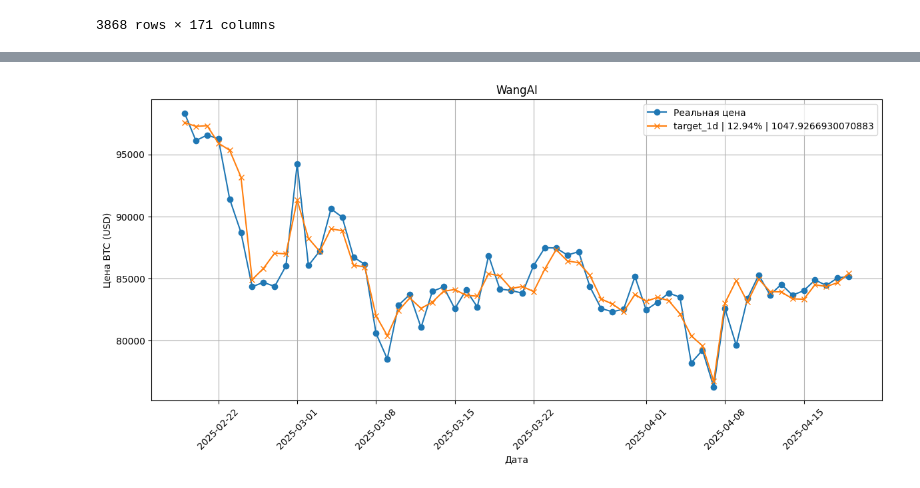
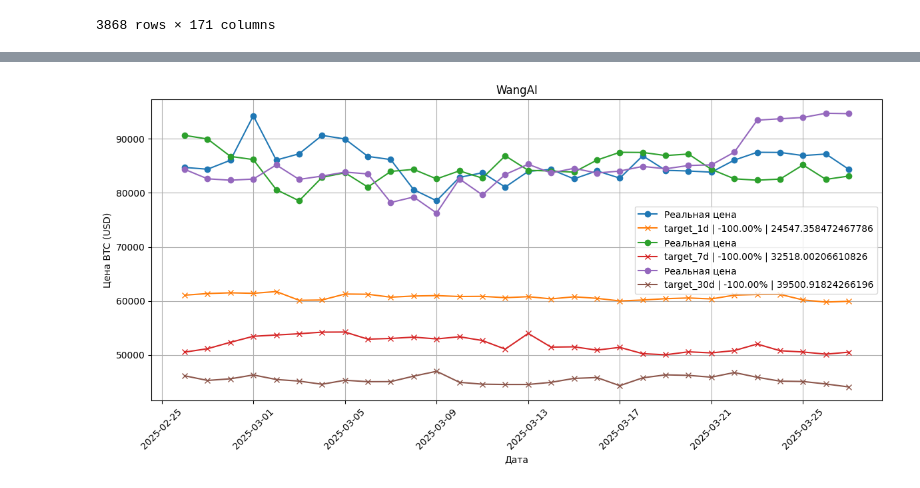
Before and after one commit to sumrak10/WangAI, a Jupyter notebook: notebooks/test.ipynb, the cells around one changed output, grey strips where cells are left out. Cells and saved outputs as stored; diff of their text form; code cells hidden in the pictures.

```diff
--- a/notebooks/test.ipynb
+++ b/notebooks/test.ipynb
@@ -174,19 +174,19 @@ mape_scores = {}
 X = features.copy()
 y = targets.copy()
 
-X_train, X_test, y_train, y_test = train_test_split(X, y, test_size=0.2, shuffle=True)
+X_train, X_test, y_train, y_test = train_test_split(X, y, test_size=0.1, shuffle=False)
 
 # 2. Для каждой цели обучаем свою модель
 for target_name in y.columns:
     model = LGBMRegressor(
-        n_estimators=500,
-        max_depth=8,
-        min_child_samples=30,
-        learning_rate=0.05,
-        colsample_bytree=0.7,
-        subsample=0.7,
-        reg_alpha=0.1,
-        reg_lambda=0.1,
+        n_estimators=100,
+        max_depth=3,
+        # min_child_samples=10,
+        # learning_rate=0.05,
+        # colsample_bytree=0.5,
+        # subsample=0.5,
+        # reg_alpha=0.1,
+        # reg_lambda=0.1,
     )
     model.fit(X_train, y_train[target_name])
 
@@ -206,7 +206,7 @@ for target_name in y.columns:
 
     plt.plot(x_dates, y_test[target_name].values, label="Реальная цена", marker='o')
     plt.plot(x_dates, y_pred, label="Предсказанная цена", marker='x')
-    plt.title(f"{target_name} | MSE: {mse:.2f} | MAPE: {mape:.2f}%")
+    plt.title(f"{target_name} | MSE: {mse:.2f} | MAE: {mae:.2f} | MAPE: {mape:.2f}%")
     plt.xlabel("Дата")
     plt.ylabel("Цена BTC (USD)")
     plt.legend()
@@ -218,10 +218,4 @@ for target_name in y.columns:
     plt.tight_layout()
 
     plt.show()
-    break
-
-# 4. Печать всех ошибок
-print("Ошибки моделей:")
-for target in mse_scores.keys():
-    print(f"{target}: MSE = {mse_scores[target]:.2f} | MAPE = {mape_scores[target]:.2f}%")
 # %% [output]
@@ -255,7 +283,7 @@ def predict_price(model_name: str, latest_features) -> float:
     return models[model_name].predict(latest_features)[0]
 
 def predict(model_: str):
-    days_to_predict = 60
+    days_to_predict = 30
     real_prices = []
     real_prices_today = []
     predicted_prices = []
@@ -263,13 +291,13 @@ def predict(model_: str):
     dates = []
 
     for i in range(-days_to_predict, 0):
-        real_price = float(full_targets.iloc[i][model_])
-        predicted_price = predict_price(model_, full_features.iloc[[i]])
+        real_price = float(targets.iloc[i][model_])
+        predicted_price = predict_price(model_, features.iloc[[i]])
         real_prices.append(real_price)
-        real_prices_today.append(float(full_targets.iloc[i-1][model_]))
+        real_prices_today.append(float(targets.iloc[i-1][model_]))
         predicted_prices.append(predicted_price)
         prediction_errors.append(real_price - predicted_price)
-        dates.append(df.iloc[full_targets.index[i]]['date'])
+        dates.append(df.iloc[targets.index[i]]['date'])
 
     # --- Средняя ошибка ---
     mean_abs_error = np.mean(np.abs(prediction_errors))
@@ -280,32 +308,33 @@ def predict(model_: str):
     profits = []
     for real, pred, real_d in zip(real_prices, predicted_prices, real_prices_today):
         position = 1 if pred > real_d else -1
         price_change = real - pred
         daily_return = (price_change / pred) * position
         budget *= (1 + daily_return)
         profits.append(daily_return)
     total_return_percent = ((budget - initial_budget) / initial_budget) * 100
 
     # --- Строим график ---
     plt.plot(dates, real_prices, label="Реальная цена", marker='o')
     plt.plot(dates, predicted_prices, label=f"{model_} | {total_return_percent:.2f}% | {mean_abs_error}", marker='x')
 
 plt.figure(figsize=(12, 6))
 predict('target_1d')
-# predict('target_7d')
+predict('target_7d')
+predict('target_30d')
 
 
 plt.title(f"WangAI")
 plt.xlabel("Дата")
 plt.ylabel("Цена BTC (USD)")
 plt.legend()
 plt.grid(True)
 
 # Оформление дат
 plt.gca().xaxis.set_major_formatter(mdates.DateFormatter('%Y-%m-%d'))
 plt.gca().xaxis.set_major_locator(mdates.AutoDateLocator())
 plt.xticks(rotation=45)
 plt.tight_layout()
 plt.show()
 # %% [output]
-[figure, old version]
+[figure, new version]
```
Also changed, not shown: parts of 3 cells of this notebook.
